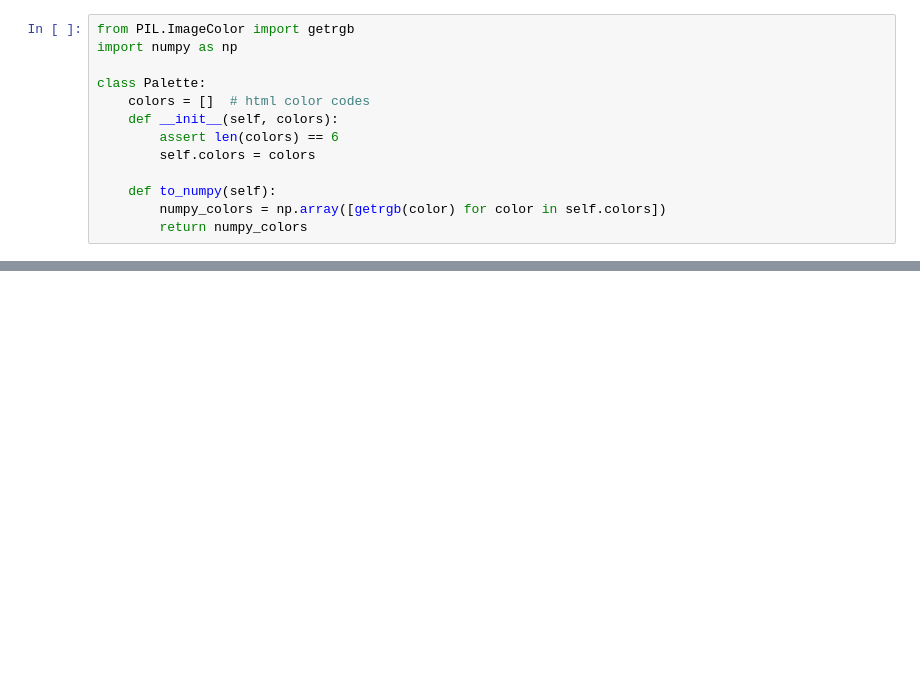
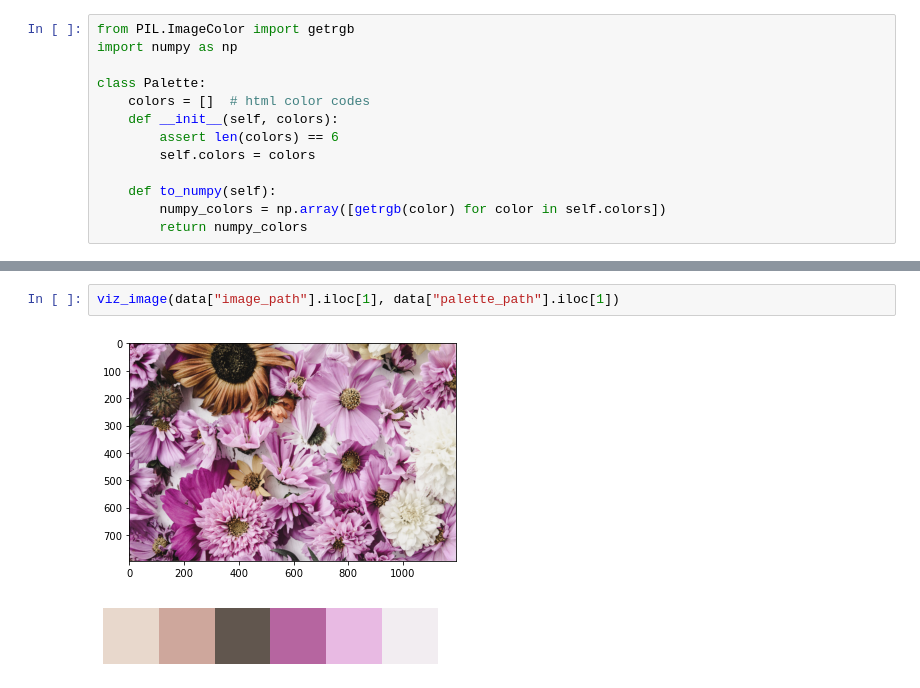
Before and after one commit to danielgafni/repalette, a Jupyter notebook: scrap_design_seeds.ipynb, the cells around one changed output, grey strips where cells are left out. Drawn from its saved outputs; the diff is of its cells as text; blank space fills up the shorter version.

```diff
--- a/scrap_design_seeds.ipynb
+++ b/scrap_design_seeds.ipynb
@@ -203,0 +208,5 @@ data_cropped.to_csv("design-seeds-cropped.csv", index=False)
+# %%
+viz_image(data["image_path"].iloc[1], data["palette_path"].iloc[1])
+# %% [output]
+[figure, added]
+[figure, added]
```
Also changed, not shown: parts of 28 cells of this notebook.
